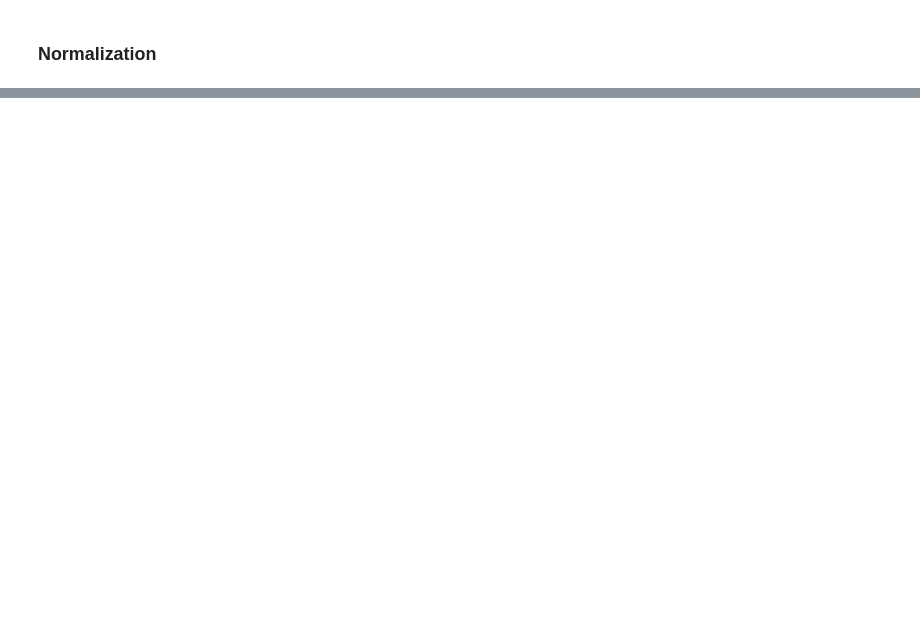
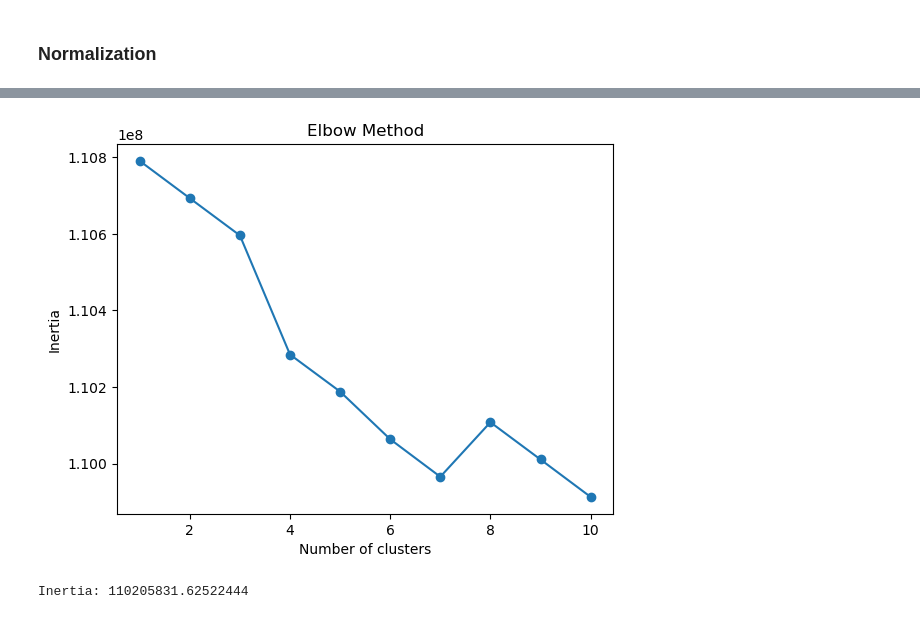
Before and after one commit to darwincsg/Hotel_Analysis, a Jupyter notebook: Machine_Learning/TdC3.ipynb, the cells around one changed output, grey strips where cells are left out. Saved outputs shown, nothing was run; the diff lists cells and outputs as text; code cells hidden in the pictures; blank space fills up the shorter version.

```diff
--- a/Machine_Learning/TdC3.ipynb
+++ b/Machine_Learning/TdC3.ipynb
@@ -324,0 +427,25 @@ weighted avg       0.75      0.76      0.75     23878
+# %%
+inertias = []
+k_range = range(1, 11)
+for k in k_range:
+    kmeans = KMeans(n_clusters=k, random_state=42)
+    kmeans.fit(X_train_K)
+    inertias.append(kmeans.inertia_)
+
+plt.plot(k_range, inertias, marker='o')
+plt.xlabel('Number of clusters')
+plt.ylabel('Inertia')
+plt.title('Elbow Method')
+plt.show()
+# %% [output]
+[figure, added]
+# %%
+scaler = StandardScaler()
+X_train_K = scaler.fit_transform(X_train)
+
+kmeans = KMeans(n_clusters=7, random_state=0)
+y_kmeans = kmeans.fit_predict(X_train_K)
+
+print(f'Inertia: {kmeans.inertia_}')
+# %% [output]
+Inertia: 110205831.62522444
```
Also changed, not shown: parts of 27 cells of this notebook.
